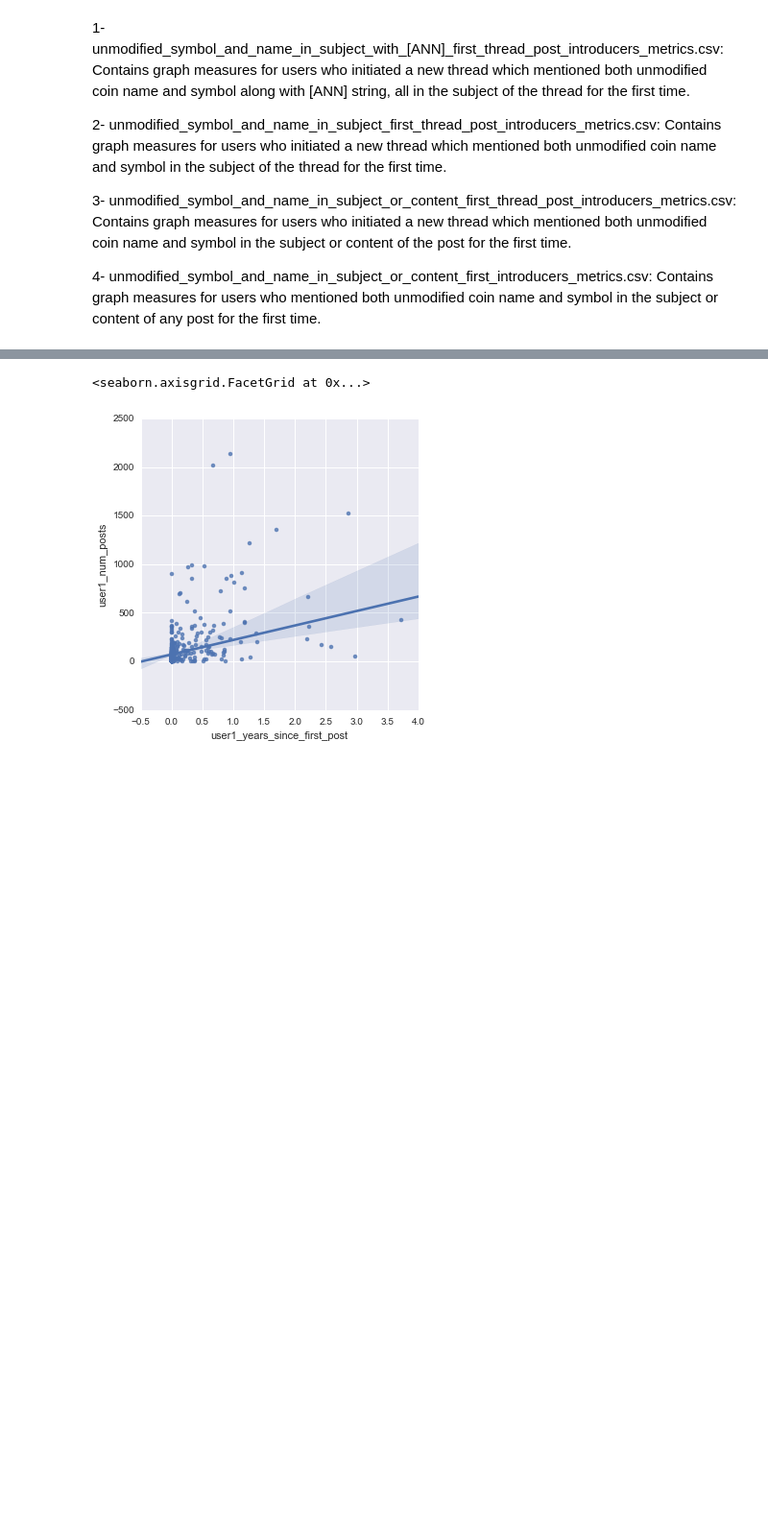
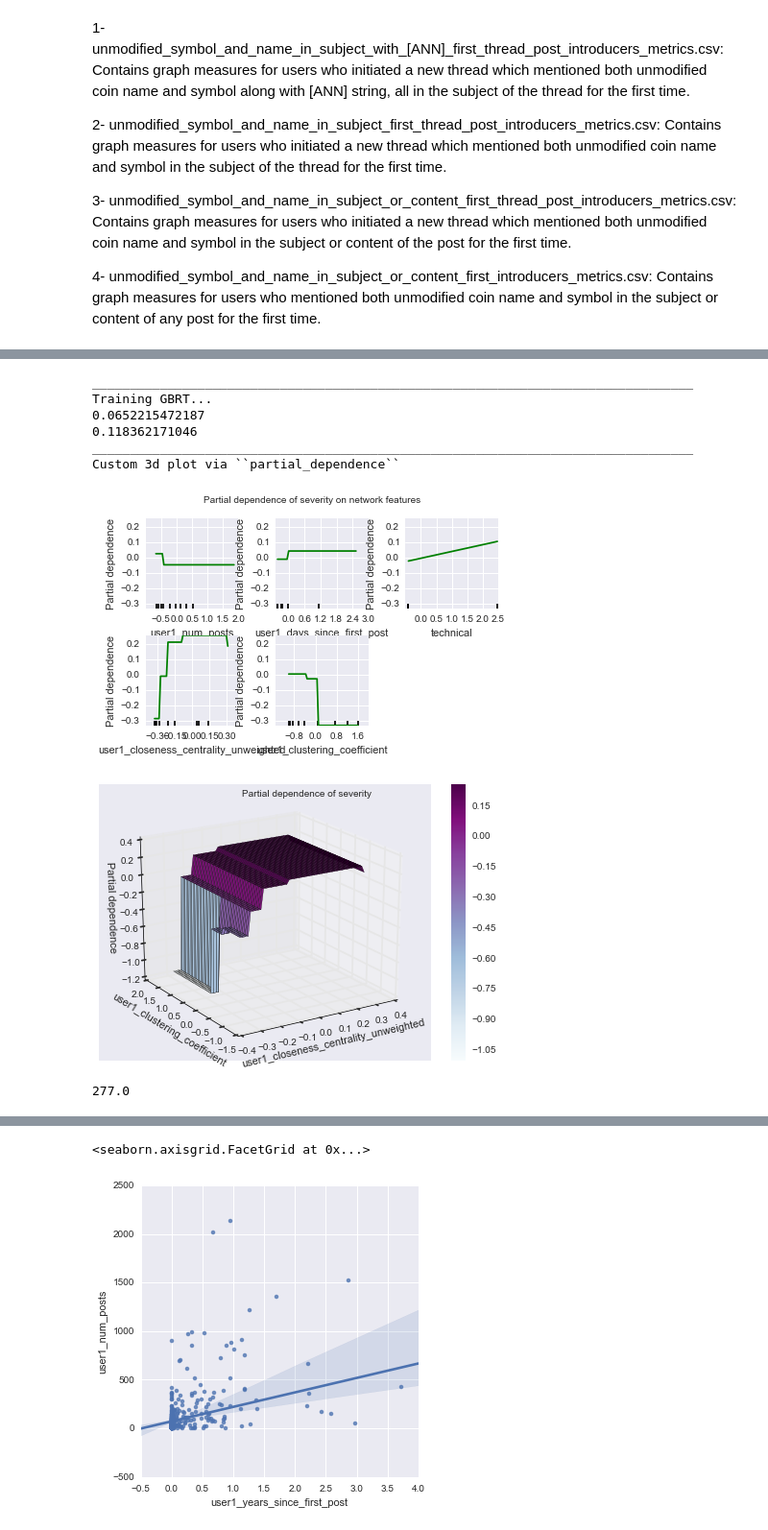
Before and after one commit to nikete/Comunity-Structure-Extremely-Speculative-Asset-Dynamics, a Jupyter notebook: coins networks structure.ipynb, the cells around one changed output, grey strips where cells are left out. Shown at 96% size. Saved outputs shown, nothing was run; the diff lists cells and outputs as text; code cells hidden in the pictures; blank space fills up the shorter version.

```diff
--- a/coins networks structure.ipynb
+++ b/coins networks structure.ipynb
@@ -167,3 +174,81 @@ make_regression_tables("log_volume",l)
+# %%
+
+data_norm =  joint_dataset(f)
+y,X = dmatrices("log_volume ~ user1_num_posts +user1_days_since_first_post + technical +  user1_closeness_centrality_unweighted + user1_clustering_coefficient"  ,data_norm,return_type='dataframe' )
+#y,X = dmatrices("log_volume" +  " ~ " + " + ".join(naive_vars  + degree_vars + graph_vars),data,return_type='dataframe')
+names = X.columns
+X = sklearn.preprocessing.scale(X)
+y = sklearn.preprocessing.scale(y['log_volume'])
+offset = int(X.shape[0] * 0.80)
+X_train, y_train = X[:offset], y[:offset]
+X_test, y_test = X[offset:], y[offset:]
+
+# split 80/20 train-test
+
+print('_' * 80)
+print("Training GBRT...")
+clf_cv =  GridSearchCV(GradientBoostingRegressor(n_estimators=10, max_depth=6,
+                                learning_rate=0.01, loss='ls',
+                                random_state=1),
+                  param_grid={"learning_rate": np.logspace(-2, 2, 5),
+                             "n_estimators":[5,10,25,50,100], "max_depth":[2,4,6,8]})
+
+
+clf_cv.fit(X_train, y_train)
+
+
+clf = clf_cv.best_estimator_
+
+print clf_cv.best_score_
+
+print clf.score(X_test, y_test)
+
+
+#print('_' * 80)
+#print('Convenience plot with ``partial_dependence_plots``')
+#print
+
+features = [1, 2, 3, 4,5, ]
+fig, axs = plot_partial_dependence(clf, X_train, features, feature_names=names,
+                                   n_jobs=3, grid_resolution=50)
+fig.suptitle('Partial dependence of severity on network features')
+plt.subplots_adjust(top=0.9)  # tight_layout causes overlap with suptitle
+
+print('_' * 80)
+print('Custom 3d plot via ``partial_dependence``')
+print
+fig = plt.figure()
+
+target_feature = (4, 5)
+pdp, (x_axis, y_axis) = partial_dependence(clf, target_feature,
+                                           X=X_train, grid_resolution=50)
+XX, YY = np.meshgrid(x_axis, y_axis)
+Z = pdp.T.reshape(XX.shape).T
+ax = Axes3D(fig)
+surf = ax.plot_surface(XX, YY, Z, rstride=1, cstride=1, cmap=plt.cm.BuPu)
+ax.set_xlabel(names[target_feature[0]])
+ax.set_ylabel(names[target_feature[1]])
+ax.set_zlabel('Partial dependence')
+#  pretty init view
+ax.view_init(elev=22, azim=-122)
+plt.colorbar(surf)
+plt.suptitle('Partial dependence of severity')
+plt.subplots_adjust(top=0.9)
+
+plt.show()
+# %% [output]
+________________________________________________________________________________
+Training GBRT...
+0.0652215472187
+0.118362171046
+________________________________________________________________________________
+Custom 3d plot via ``partial_dependence``
+[figure, added]
+[figure, added]
+# %%
+np.sum((y)**2)
+# %% [output]
+277.0
 # %%
 make_regression_tables("log_severity",l)
 # %% [output]
```
Also changed, not shown: parts of 12 cells of this notebook, 6 other files.
